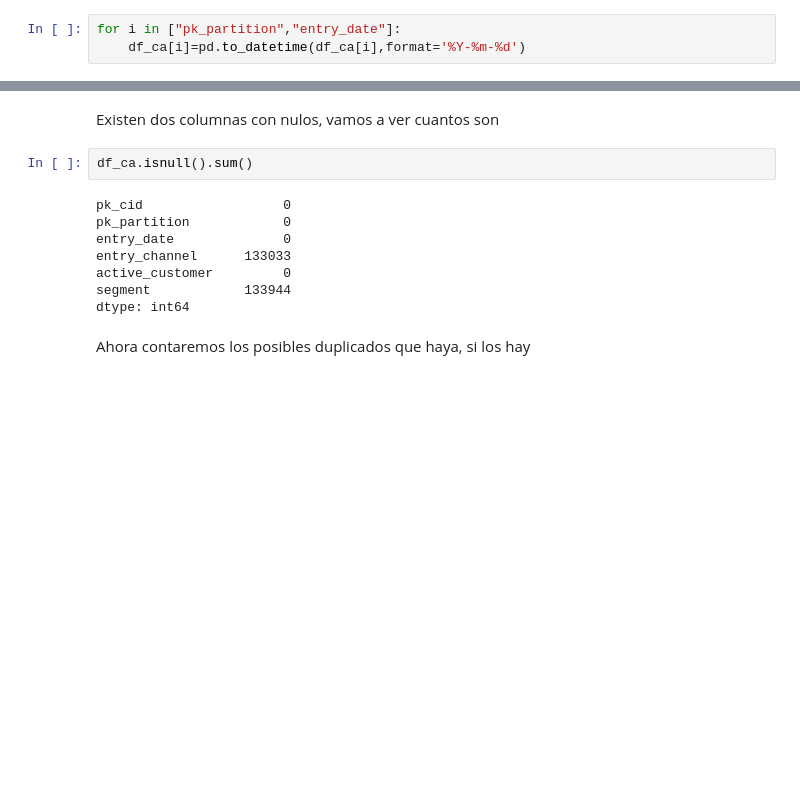
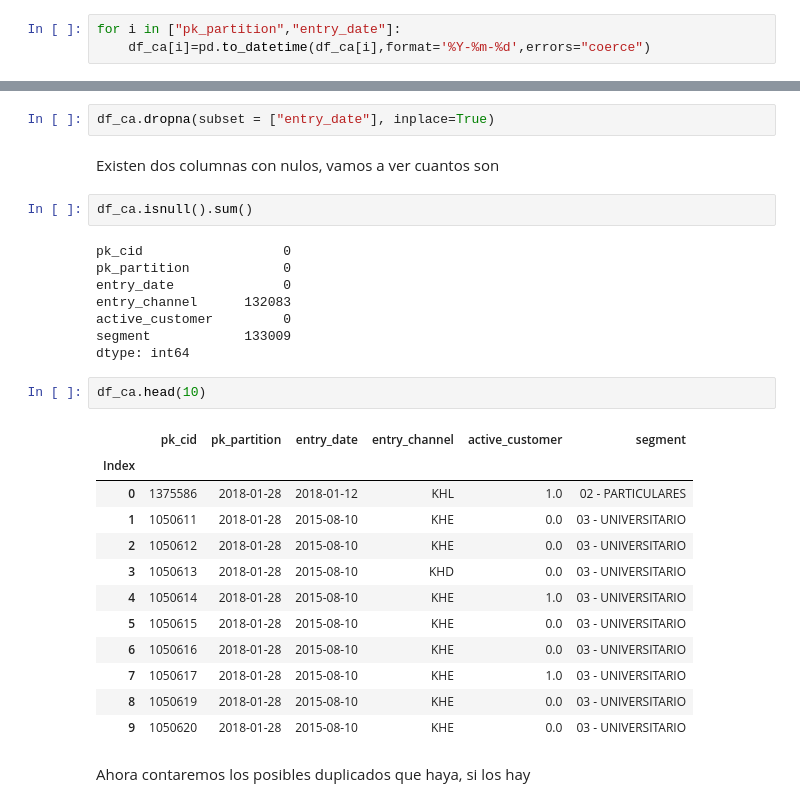
Before and after one commit to dgonzalezDS/DscTfm, a Jupyter notebook: main.ipynb, the cells around one changed output, grey strips where cells are left out. Cells and saved outputs as stored; diff of their text form; blank space fills up the shorter version.

Commit message:
develop: fix columnas entry_channel

```diff
--- a/main.ipynb
+++ b/main.ipynb
@@ -101,4 +101,4 @@ Index
 Tambien cambiaremos las columnas "pk_partition" y "entry_date" a formato fecha
 # %%
 for i in ["pk_partition","entry_date"]:
-    df_ca[i]=pd.to_datetime(df_ca[i],format='%Y-%m-%d')
+    df_ca[i]=pd.to_datetime(df_ca[i],format='%Y-%m-%d',errors="coerce")
@@ -133,3 +151,5 @@ dtype: bool
+# %%
+df_ca.dropna(subset = ["entry_date"], inplace=True)
 # %% [markdown]
 Existen dos columnas con nulos, vamos a ver cuantos son
 # %%
@@ -138,10 +158,25 @@ df_ca.isnull().sum()
 pk_cid                  0
 pk_partition            0
 entry_date              0
-entry_channel      133033
+entry_channel      132083
 active_customer         0
-segment            133944
+segment            133009
 dtype: int64
+# %%
+df_ca.head(10)
+# %% [output]
+|  | pk_cid | pk_partition | entry_date | entry_channel | active_customer | segment |
+| Index |  |  |  |  |  |  |
+| 0 | 1375586 | 2018-01-28 | 2018-01-12 | KHL | 1.0 | 02 - PARTICULARES |
+| 1 | 1050611 | 2018-01-28 | 2015-08-10 | KHE | 0.0 | 03 - UNIVERSITARIO |
+| 2 | 1050612 | 2018-01-28 | 2015-08-10 | KHE | 0.0 | 03 - UNIVERSITARIO |
+| 3 | 1050613 | 2018-01-28 | 2015-08-10 | KHD | 0.0 | 03 - UNIVERSITARIO |
+| 4 | 1050614 | 2018-01-28 | 2015-08-10 | KHE | 1.0 | 03 - UNIVERSITARIO |
+| 5 | 1050615 | 2018-01-28 | 2015-08-10 | KHE | 0.0 | 03 - UNIVERSITARIO |
+| 6 | 1050616 | 2018-01-28 | 2015-08-10 | KHE | 0.0 | 03 - UNIVERSITARIO |
+| 7 | 1050617 | 2018-01-28 | 2015-08-10 | KHE | 1.0 | 03 - UNIVERSITARIO |
+| 8 | 1050619 | 2018-01-28 | 2015-08-10 | KHE | 0.0 | 03 - UNIVERSITARIO |
+| 9 | 1050620 | 2018-01-28 | 2015-08-10 | KHE | 0.0 | 03 - UNIVERSITARIO |
 # %% [markdown]
 Ahora contaremos los posibles duplicados que haya, si los hay
 # %%
```
Also changed, not shown: parts of 13 cells of this notebook.
